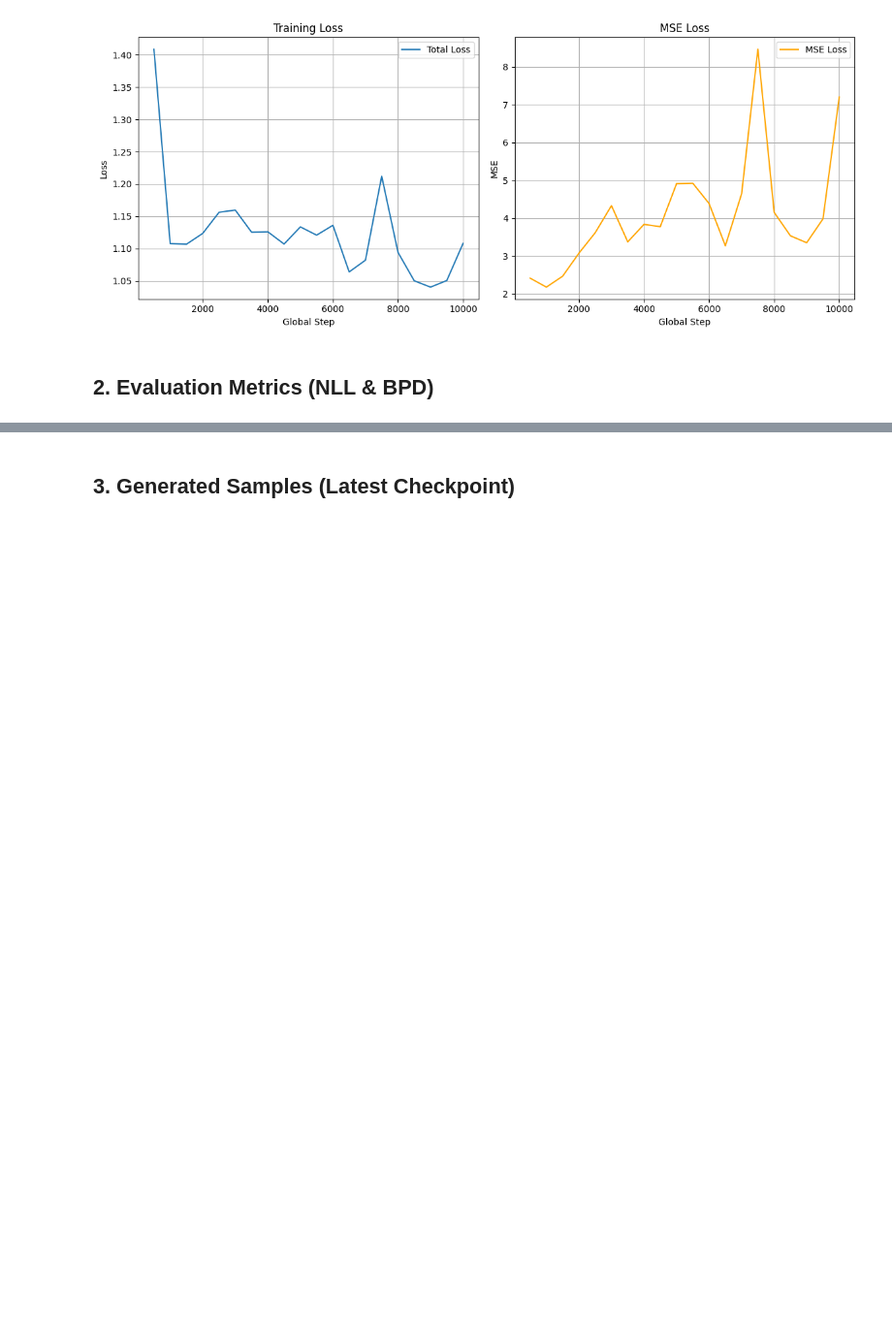
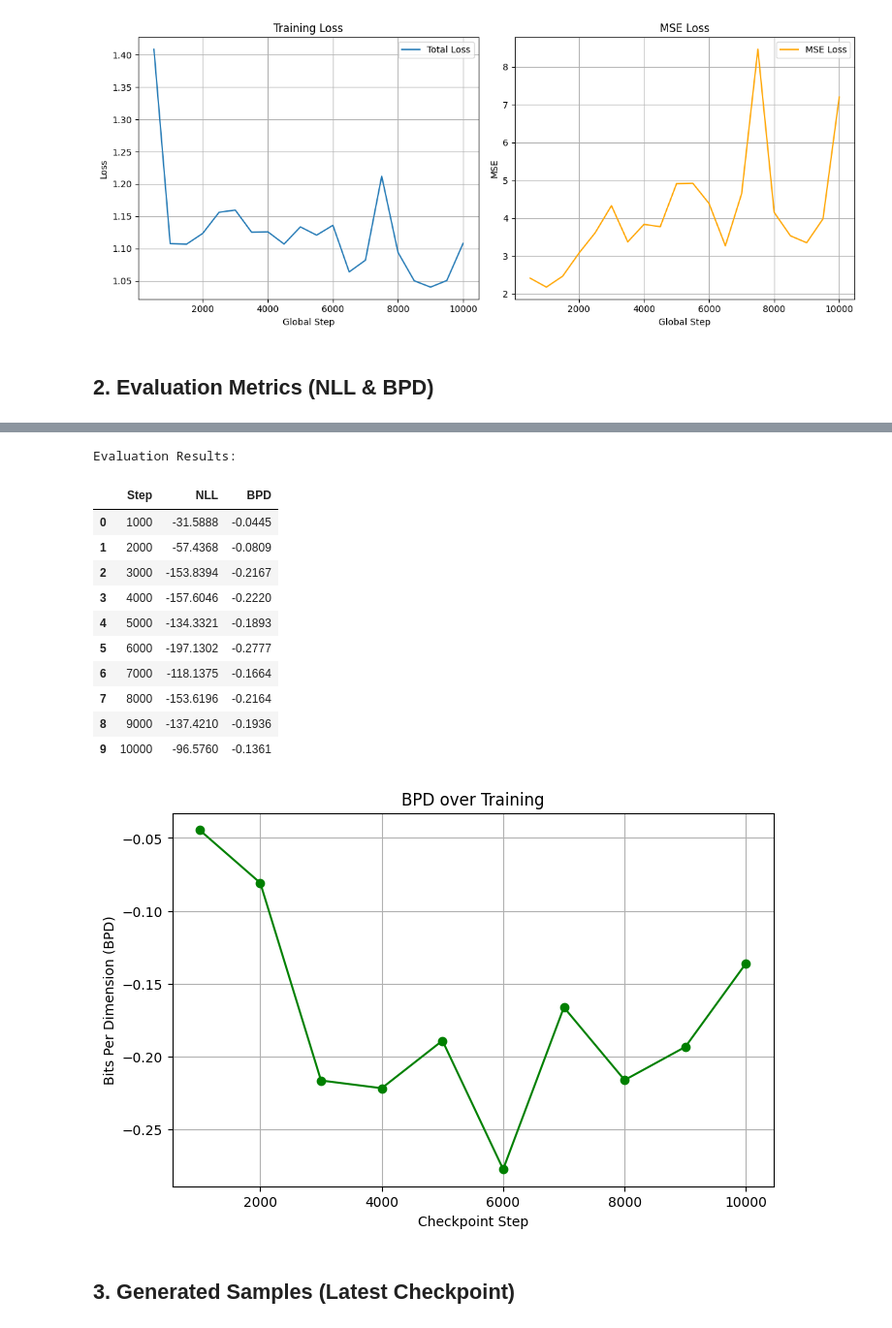
Before and after one commit to hanezu/haidog-MeanFlow, a Jupyter notebook: visualize_mnist_experiment.ipynb, the cells around one changed output, grey strips where cells are left out. Shown at 97% size. Saved outputs shown, nothing was run; the diff lists cells and outputs as text; code cells hidden in the pictures; blank space fills up the shorter version.

```diff
--- a/visualize_mnist_experiment.ipynb
+++ b/visualize_mnist_experiment.ipynb
@@ -116,3 +35,26 @@ Evaluation Results:
+# %%
+# Evaluate on only the last checkpoint
+# show_eval_results(eval_results_file, EXP_NAME)
+
+# Evaluate on a specific checkpoint
+# show_eval_results(eval_results_file, EXP_NAME, ckpt_step=1000)
+
+# Evaluate on ALL checkpoints (very expensive!)
+show_eval_results(eval_results_file, EXP_NAME, show_all=True)
+# %% [output]
+Evaluation Results:
+|  | Step | NLL | BPD |
+| 0 | 1000 | -31.5888 | -0.0445 |
+| 1 | 2000 | -57.4368 | -0.0809 |
+| 2 | 3000 | -153.8394 | -0.2167 |
+| 3 | 4000 | -157.6046 | -0.2220 |
+| 4 | 5000 | -134.3321 | -0.1893 |
+| 5 | 6000 | -197.1302 | -0.2777 |
+| 6 | 7000 | -118.1375 | -0.1664 |
+| 7 | 8000 | -153.6196 | -0.2164 |
+| 8 | 9000 | -137.4210 | -0.1936 |
+| 9 | 10000 | -96.5760 | -0.1361 |
+[figure, added]
 # %% [markdown]
 ## 3. Generated Samples (Latest Checkpoint)
 # %%
```
Also changed, not shown: parts of 2 cells of this notebook, 1 other file.
